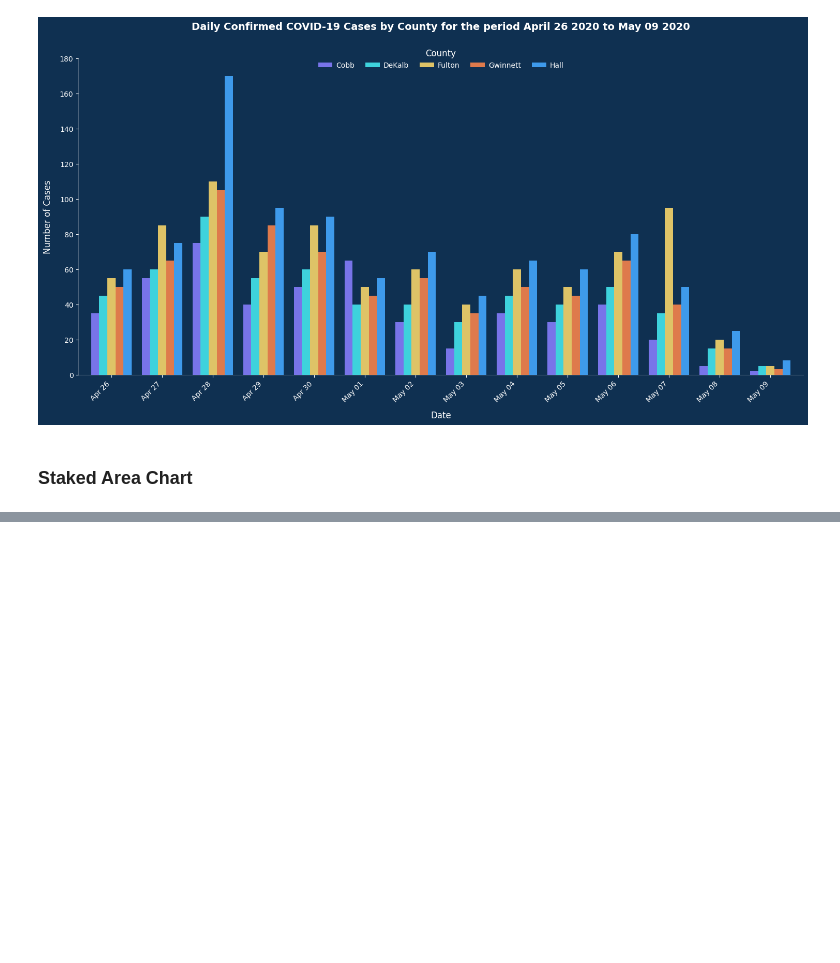
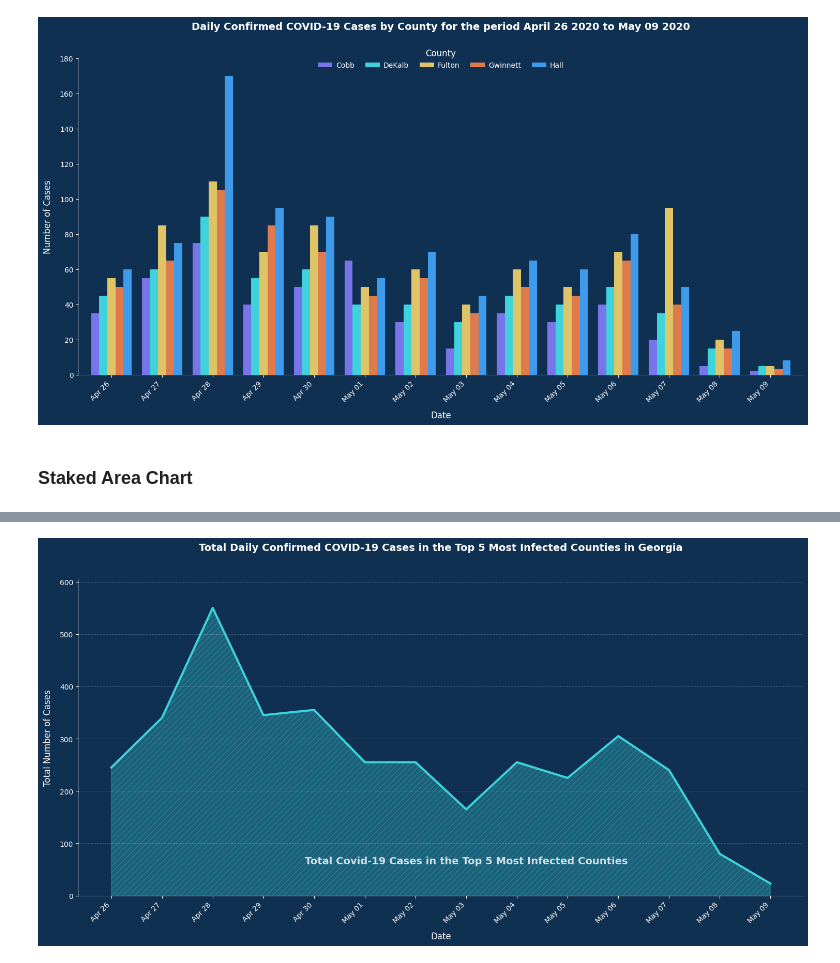
Before and after one commit to tom-gemini-cloud/georgia_covid_data_visualisations, a Jupyter notebook: georgia_covid_visualisations.ipynb, the cells around one changed output, grey strips where cells are left out. Drawn from its saved outputs; the diff is of its cells as text; code cells hidden in the pictures; blank space fills up the shorter version.

```diff
--- a/georgia_covid_visualisations.ipynb
+++ b/georgia_covid_visualisations.ipynb
@@ -243,0 +318,86 @@ plt.show()
+# %%
+import matplotlib.pyplot as plt
+import pandas as pd
+import numpy as np
+import matplotlib.colors as mcolors
+from matplotlib.collections import PolyCollection
+
+# Set the style
+plt.style.use('dark_background')
+
+# Set background color for the entire figure
+plt.rcParams['figure.facecolor'] = '#0F3051'
+plt.rcParams['axes.facecolor'] = '#0F3051'
+
+# Data
+dates = pd.date_range(start='2020-04-26', periods=14)
+cobb = [35, 55, 75, 40, 50, 65, 30, 15, 35, 30, 40, 20, 5, 2]
+dekalb = [45, 60, 90, 55, 60, 40, 40, 30, 45, 40, 50, 35, 15, 5]
+fulton = [55, 85, 110, 70, 85, 50, 60, 40, 60, 50, 70, 95, 20, 5]
+gwinnett = [50, 65, 105, 85, 70, 45, 55, 35, 50, 45, 65, 40, 15, 3]
+hall = [60, 75, 170, 95, 90, 55, 70, 45, 65, 60, 80, 50, 25, 8]
+
+# Create DataFrame
+data = {
+    'Date': dates,
+    'Cobb': cobb,
+    'DeKalb': dekalb,
+    'Fulton': fulton,
+    'Gwinnett': gwinnett,
+    'Hall': hall
+}
+df = pd.DataFrame(data)
+df.set_index('Date', inplace=True)
+
+# Calculate total cases for each day
+df['Total'] = df.sum(axis=1)
+
+
+# Create a single figure and axis
+fig, ax = plt.subplots(figsize=(15, 8))
+
+# Plot line with cross-hatched area shaded underneath
+ax.plot(df.index, df['Total'], color='#3ED2DC', linewidth=3, label='Total Georgia Cases')
+ax.fill_between(df.index, df['Total'], color='#3ED2DC', alpha=0.3,
+                hatch='///')
+
+# Add a text label directly within the shaded area
+midpoint_idx = len(df.index) // 2
+midpoint_date = df.index[midpoint_idx]
+midpoint_y = df['Total'][midpoint_idx] * 0.4  # Position at 40% of the height
+ax.text(midpoint_date, midpoint_y, 'Total Covid-19 Cases in the Top 5 Most Infected Counties',
+        color='white', fontsize=14, fontweight='bold', alpha=0.8,
+        ha='center', va='center')
+
+# Customize the plot
+plt.title('Total Daily Confirmed COVID-19 Cases in the Top 5 Most Infected Counties in Georgia',
+          pad=40, fontsize=14, fontweight='bold', color='white')
+plt.xlabel('Date', fontsize=12, labelpad=10, color='white')
+plt.ylabel('Total Number of Cases', fontsize=12, labelpad=10, color='white')
+
+# Adjust the y-axis limit
+ax.set_ylim(0, df['Total'].max() * 1.1)  # Add 10% padding
+
+# Format x-axis dates
+plt.xticks(dates, [d.strftime('Apr %d') if d.month == 4 else d.strftime('May %d') for d in dates],
+           rotation=45, ha='right', color='white')
+plt.yticks(color='white')
+
+# Remove top and right spines, style bottom and left
+plt.gca().spines['top'].set_visible(False)
+plt.gca().spines['right'].set_visible(False)
+plt.gca().spines['bottom'].set_color('white')
+plt.gca().spines['left'].set_color('white')
+plt.gca().spines['bottom'].set_alpha(0.3)
+plt.gca().spines['left'].set_alpha(0.3)
+
+# Add grid lines for better readability
+ax.grid(axis='y', linestyle='--', alpha=0.2, color='white')
+
+# Adjust layout
+plt.tight_layout()
+
+# Show the plot
+plt.show()
+# %% [output]
+[figure, added]
```
Also changed, not shown: parts of 6 cells of this notebook, 1 other file.
